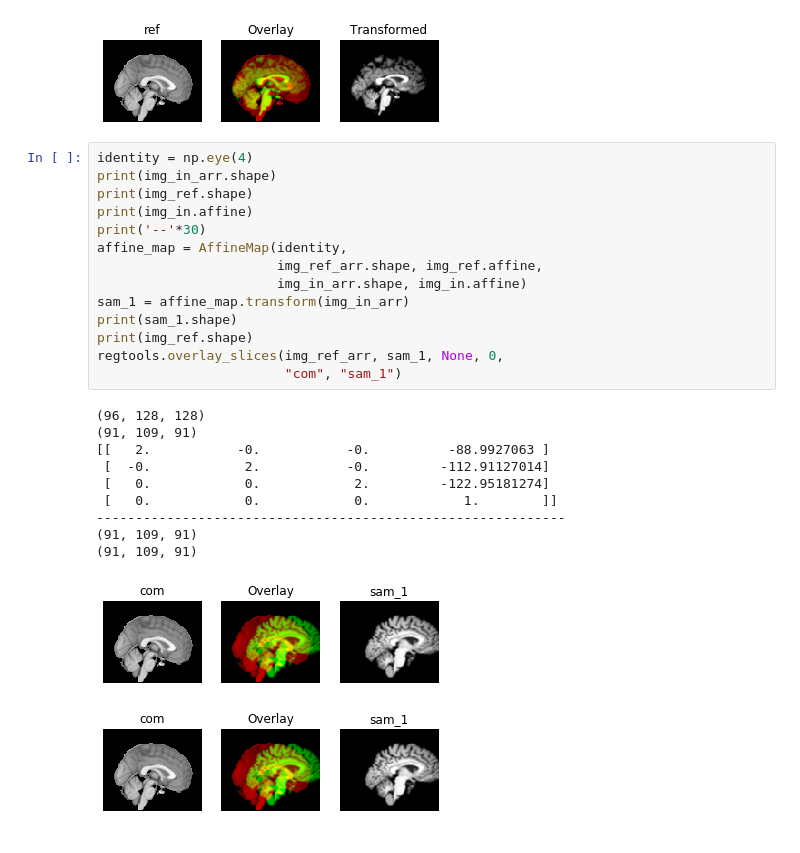
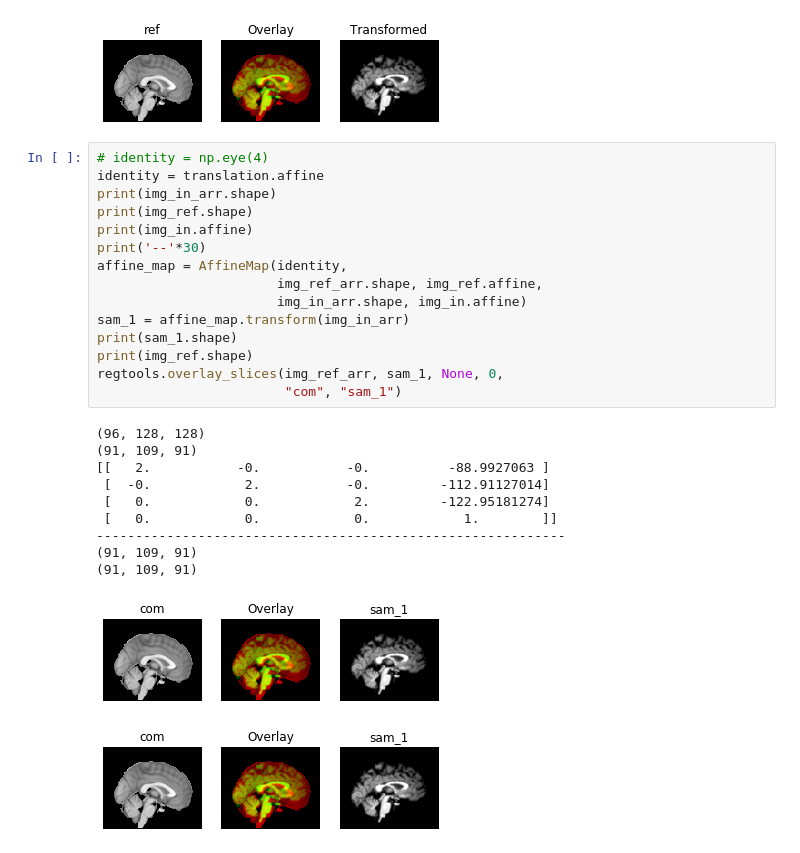
Before and after one commit to NeuroDataDesign/team-mri, a Jupyter notebook: Jialin_Kang/week8/FLIRT_VS_DiPy.ipynb, the cells around one changed output. Saved outputs shown, nothing was run; the diff lists cells and outputs as text.

```diff
--- a/Jialin_Kang/week8/FLIRT_VS_DiPy.ipynb
+++ b/Jialin_Kang/week8/FLIRT_VS_DiPy.ipynb
@@ -139,28 +145,29 @@ print(translation.affine)
  [ 0.          0.          0.          1.        ]]
 [figure]
 # %%
-identity = np.eye(4)
+# identity = np.eye(4)
+identity = translation.affine
 print(img_in_arr.shape)
 print(img_ref.shape)
 print(img_in.affine)
 print('--'*30)
 affine_map = AffineMap(identity,
                        img_ref_arr.shape, img_ref.affine,
                        img_in_arr.shape, img_in.affine)
 sam_1 = affine_map.transform(img_in_arr)
 print(sam_1.shape)
 print(img_ref.shape)
 regtools.overlay_slices(img_ref_arr, sam_1, None, 0,
                         "com", "sam_1")
 # %% [output]
 (96, 128, 128)
 (91, 109, 91)
 [[   2.           -0.           -0.          -88.9927063 ]
  [  -0.            2.           -0.         -112.91127014]
  [   0.            0.            2.         -122.95181274]
  [   0.            0.            0.            1.        ]]
 ------------------------------------------------------------
 (91, 109, 91)
 (91, 109, 91)
-[figure, old version]
+[figure, new version]
-[figure, old version]
+[figure, new version]
```
Also changed, not shown: parts of 3 cells of this notebook, 5 other files.
